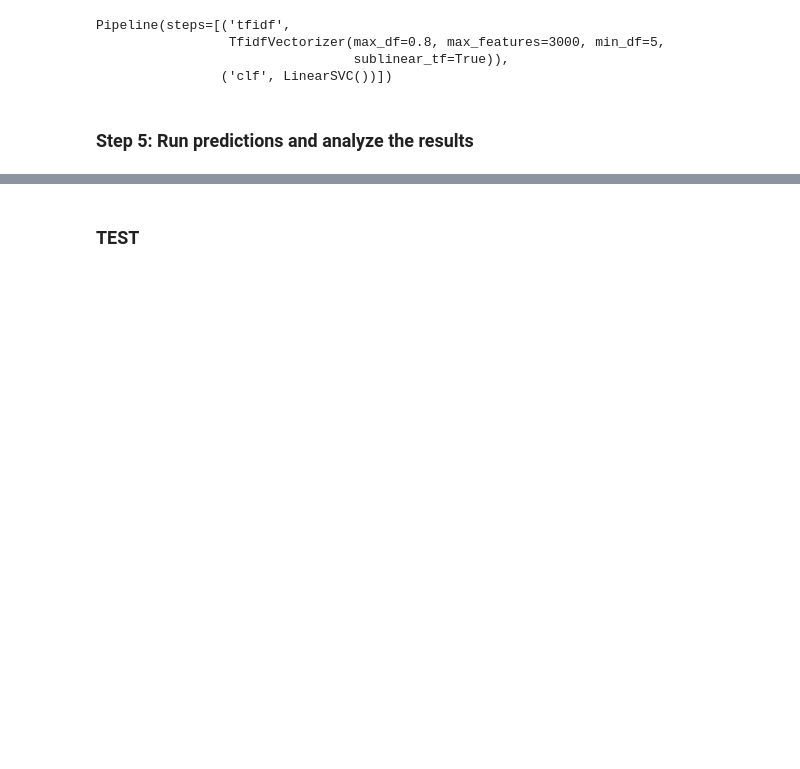
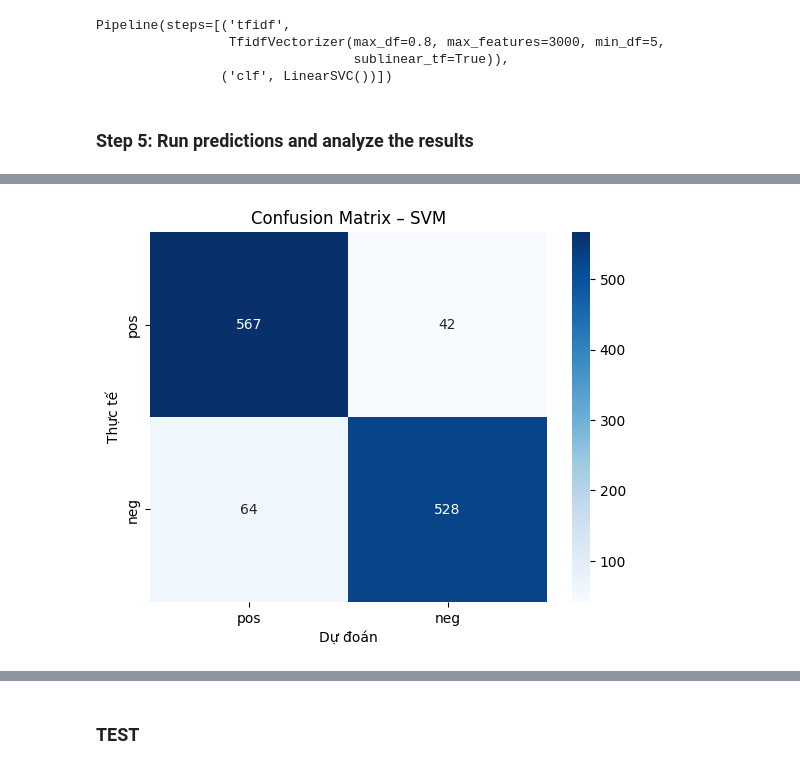
Before and after one commit to dattv23/DoAnTotNghiep, a Jupyter notebook: 03.SourceCode/sentiment_analysis_model.ipynb, the cells around one changed output, grey strips where cells are left out. Saved outputs shown, nothing was run; the diff lists cells and outputs as text; code cells hidden in the pictures; blank space fills up the shorter version.

```diff
--- a/03.SourceCode/sentiment_analysis_model.ipynb
+++ b/03.SourceCode/sentiment_analysis_model.ipynb
@@ -219,5 +244,11 @@ preprocess_text("chưa bao giờ")
+# %%
+pre = TextProcessor(
+    teencode_path="../02.Dataset/vietnamese/teencode.csv",
+    stopword_path="../02.Dataset/vietnamese/stopwords.txt",
+    phrase_rules_path="../02.Dataset/vietnamese/phrase_rules.csv",
+)
 # %%
-reviews_df["Comment Cleaned"] = reviews_df["Comment"].apply(preprocess_text)
+reviews_df["Comment Cleaned"] = reviews_df["Comment"].apply(lambda x: pre.preprocess(x) if isinstance(x, str) else "")
 
 reviews_df.dropna(subset=["Comment Cleaned"], inplace=True)
 reviews_df = reviews_df[reviews_df["Comment Cleaned"].str.strip().str.len() >= 2]
@@ -285,3 +316,24 @@ weighted avg       0.90      0.90      0.90      1200
+# %%
+import matplotlib.pyplot as plt
+import seaborn as sns
+from sklearn.metrics import confusion_matrix
+
+cm = confusion_matrix(y_test, predictions_svm)
+sns.heatmap(
+    cm,
+    annot=True,
+    fmt="d",
+    cmap="Blues",
+    xticklabels=["pos", "neg"],
+    yticklabels=["pos", "neg"],
+)
+plt.xlabel("Dự đoán")
+plt.ylabel("Thực tế")
+plt.title("Confusion Matrix – SVM")
+plt.savefig("confusion_matrix_svm.png")
+plt.show()
+# %% [output]
+[figure, added]
 # %%
 wrong_preds_mask = y_test != predictions_svm
 wrong_indices = idx_test[wrong_preds_mask]
```
Also changed, not shown: parts of 16 cells of this notebook, 52 other files.
